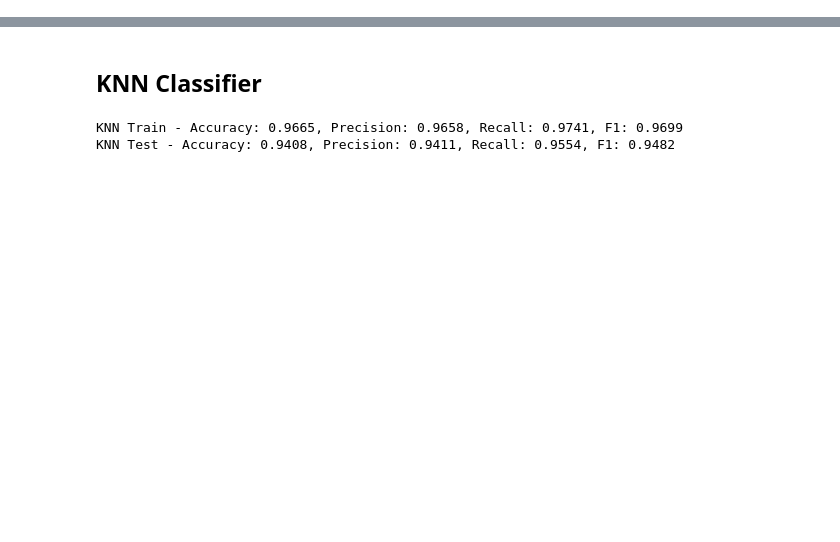
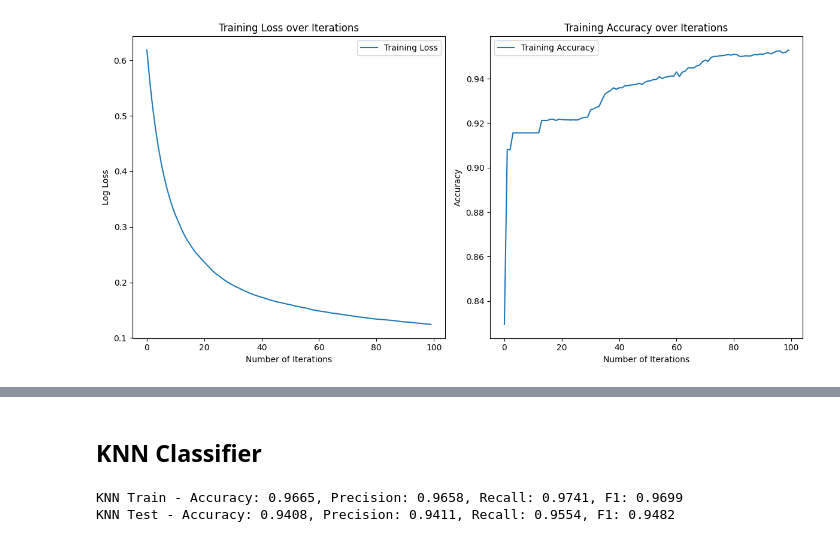
Before and after one commit to as-aravinthakshan/phishing-classifier-models, a Jupyter notebook: Research_Final.ipynb, the cells around one changed output, grey strips where cells are left out. Drawn from its saved outputs; the diff is of its cells as text; code cells hidden in the pictures; blank space fills up the shorter version.

Commit message:
Models Finalized

```diff
--- a/Research_Final.ipynb
+++ b/Research_Final.ipynb
@@ -0,0 +32,83 @@
+# %%
+from sklearn.model_selection import train_test_split
+from sklearn.preprocessing import StandardScaler
+from sklearn.ensemble import GradientBoostingClassifier
+from sklearn.metrics import precision_score, recall_score, f1_score, accuracy_score
+import matplotlib.pyplot as plt
+from sklearn.metrics import log_loss
+import pandas as pd
+
+# Load the dataset
+dataset = pd.read_csv('dataset.csv')
+
+# Drop the index column
+dataset = dataset.drop(columns=['index'])
+
+# Convert target labels -1 to 0
+dataset['Result'] = dataset['Result'].replace(-1, 0)
+
+# Split the dataset into features and target
+X = dataset.drop(columns=['Result'])
+y = dataset['Result']
+
+# Normalize the features
+scaler = StandardScaler()
+X_normalized = scaler.fit_transform(X)
+
+# Split the dataset into training and test sets
+X_train, X_test, y_train, y_test = train_test_split(X_normalized, y, test_size=0.2, random_state=42)
+
+# Define the Gradient Boosting model
+model = GradientBoostingClassifier(n_estimators=100, learning_rate=0.1, max_depth=3, random_state=42)
+
+# Train the model
+model.fit(X_train, y_train)
+
+# Evaluate the model
+def evaluate(model, X, y):
+    predictions = model.predict(X)
+    accuracy = accuracy_score(y, predictions)
+    precision = precision_score(y, predictions)
+    recall = recall_score(y, predictions)
+    f1 = f1_score(y, predictions)
+    return accuracy, precision, recall, f1
+
+# Evaluate on training data
+train_accuracy, train_precision, train_recall, train_f1 = evaluate(model, X_train, y_train)
+print(f'Train - Accuracy: {train_accuracy:.4f}, Precision: {train_precision:.4f}, Recall: {train_recall:.4f}, F1: {train_f1:.4f}')
+
+# Evaluate on test data
+test_accuracy, test_precision, test_recall, test_f1 = evaluate(model, X_test, y_test)
+print(f'Test - Accuracy: {test_accuracy:.4f}, Precision: {test_precision:.4f}, Recall: {test_recall:.4f}, F1: {test_f1:.4f}')
+
+# Track training loss and accuracy
+training_loss = []
+training_accuracy = []
+
+for y_pred_proba in model.staged_predict_proba(X_train):
+    training_loss.append(log_loss(y_train, y_pred_proba))
+    y_pred = (y_pred_proba[:, 1] >= 0.5).astype(int)
+    training_accuracy.append(accuracy_score(y_train, y_pred))
+
+# Plot training loss and accuracy
+plt.figure(figsize=(12, 6))
+
+# Loss plot
+plt.subplot(1, 2, 1)
+plt.plot(training_loss, label='Training Loss')
+plt.xlabel('Number of Iterations')
+plt.ylabel('Log Loss')
+plt.title('Training Loss over Iterations')
+plt.legend()
+
+# Accuracy plot
+plt.subplot(1, 2, 2)
+plt.plot(training_accuracy, label='Training Accuracy')
+plt.xlabel('Number of Iterations')
+plt.ylabel('Accuracy')
+plt.title('Training Accuracy over Iterations')
+plt.legend()
+
+plt.tight_layout()
+plt.show()
+# %% [output]
@@ -1 +117,2 @@
+[figure, added]
 # %% [markdown]
```
Also changed, not shown: parts of 29 cells of this notebook, 3 other files.
